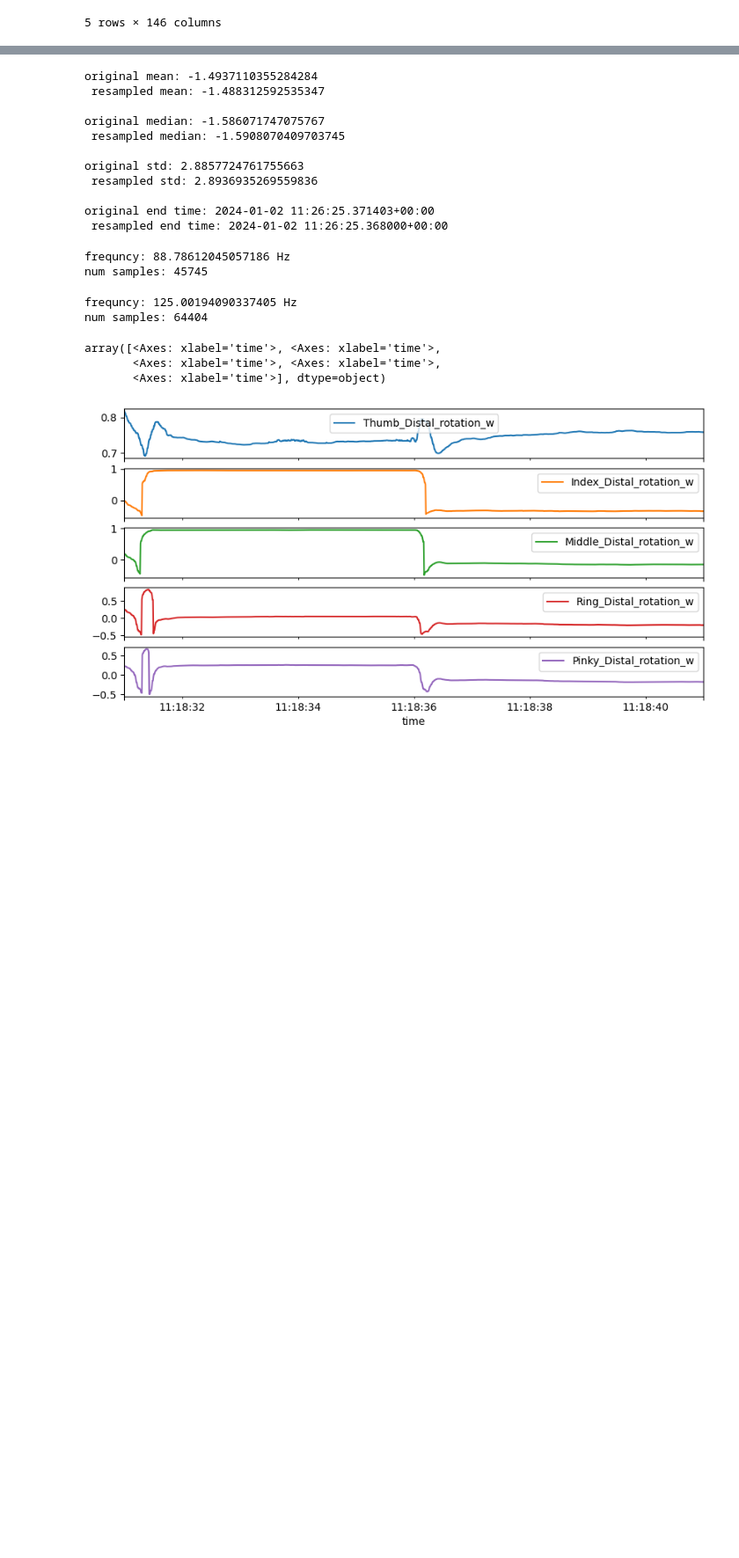
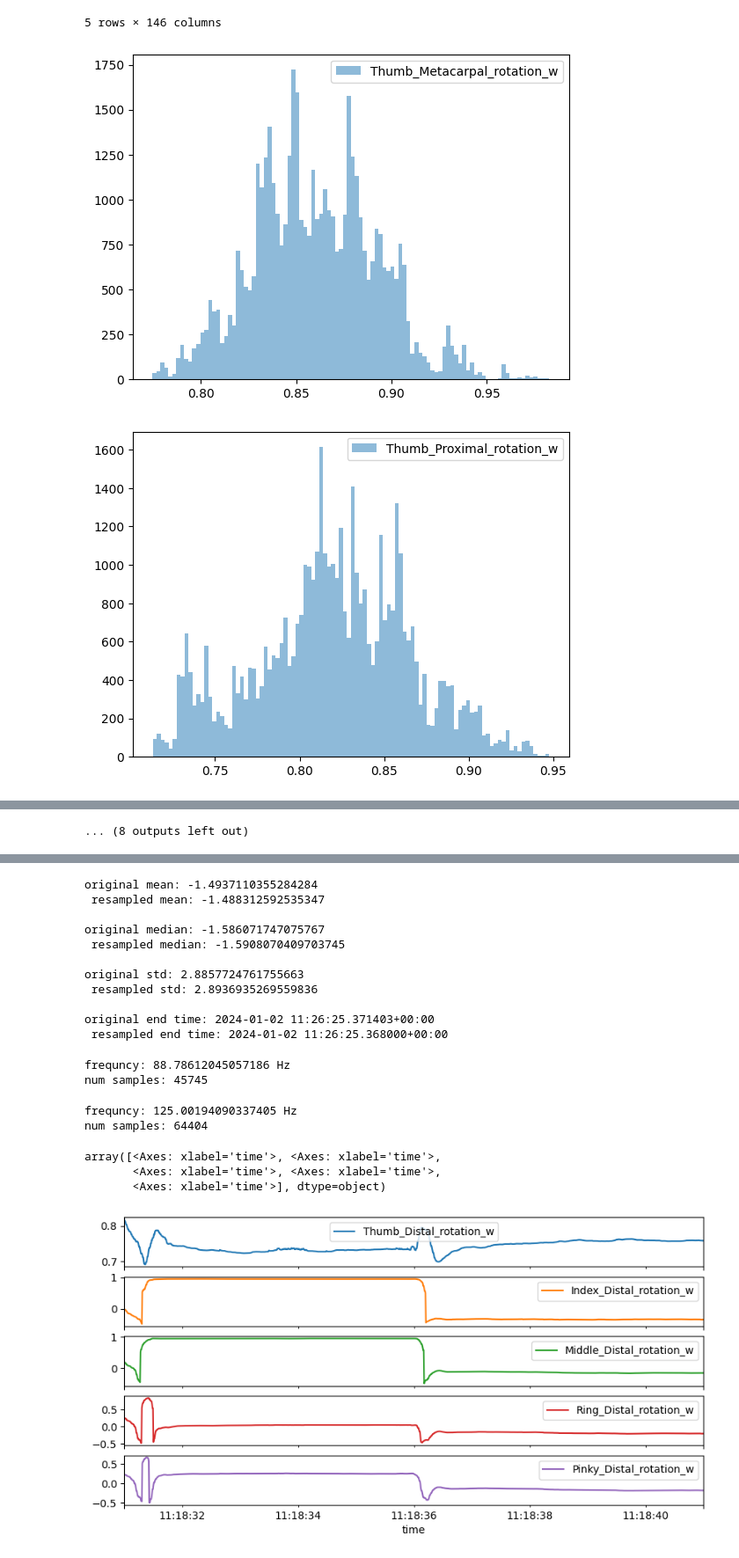
Before and after one commit to rufaelfekadu/finger_pose_estimation, a Jupyter notebook: notebooks/test.ipynb, the cells around one changed output, grey strips where cells are left out. Shown: that part at 88% size. Cells and saved outputs as stored; diff of their text form; code cells hidden in the pictures; blank space fills up the shorter version.

```diff
--- a/notebooks/test.ipynb
+++ b/notebooks/test.ipynb
@@ -33,3 +33,19 @@ leap_data.head()
 | 2024-01-02 11:17:50.168008+00:00 | 618129456271 | 501.0 | right | 28.412083 | 319.694641 | 22.847219 | 20.729889 | 309.738708 | ... |
 | 2024-01-02 11:17:50.179519+00:00 | 618129467376 | 501.0 | right | 28.472631 | 320.013092 | 22.824993 | 20.673723 | 310.016907 | ... |
 5 rows × 146 columns
+# %%
+import numpy as np
+import matplotlib.pyplot as plt
+
+rot = [i for i in leap_data.columns if '_rotation_w' in i]
+
+# Use applymap to apply function to each element of the DataFrame
+to_plot = leap_data[rot].applymap(lambda x: x + 2*np.pi if x < 0 else x)
+
+for i in rot:
+    plt.hist(to_plot[i], bins=100, alpha=0.5, label=i)
+    plt.legend()
+    plt.show()
+# %% [output]
+[figure, added]
+[figure, added]
@@ -36,3 +62,4 @@ leap_data.head()
+... (8 outputs left out)
 # %%
 # calculate relative position
 for i in leap_data.columns:
```
Also changed, not shown: parts of 1 cell of this notebook, 5 other files.
